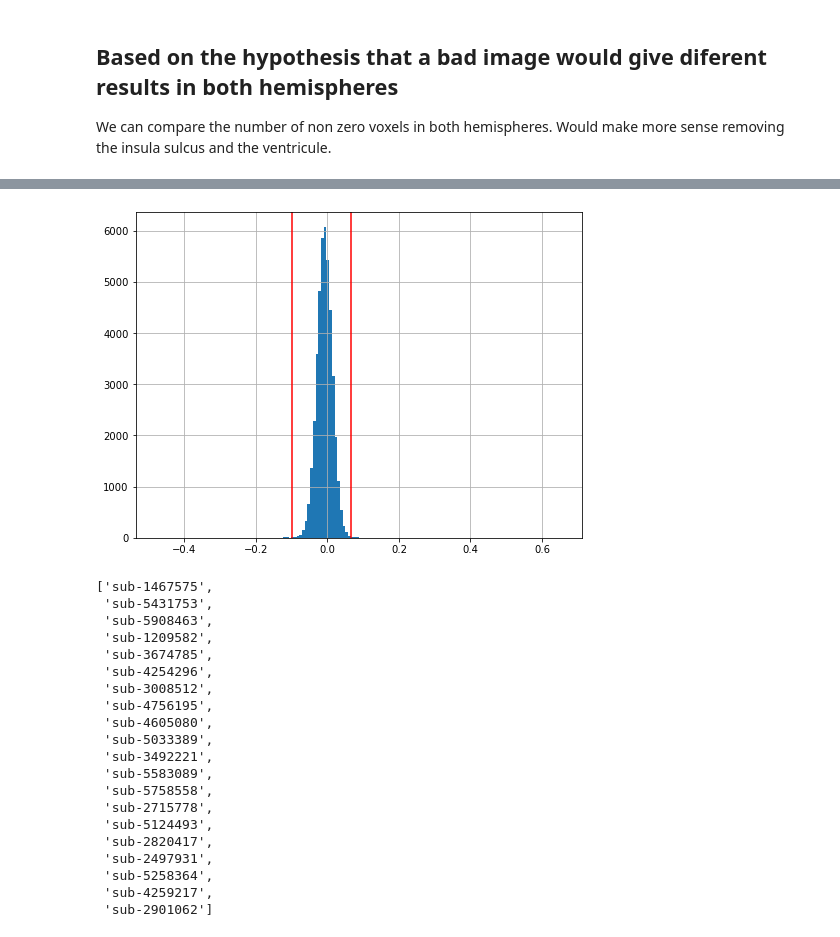
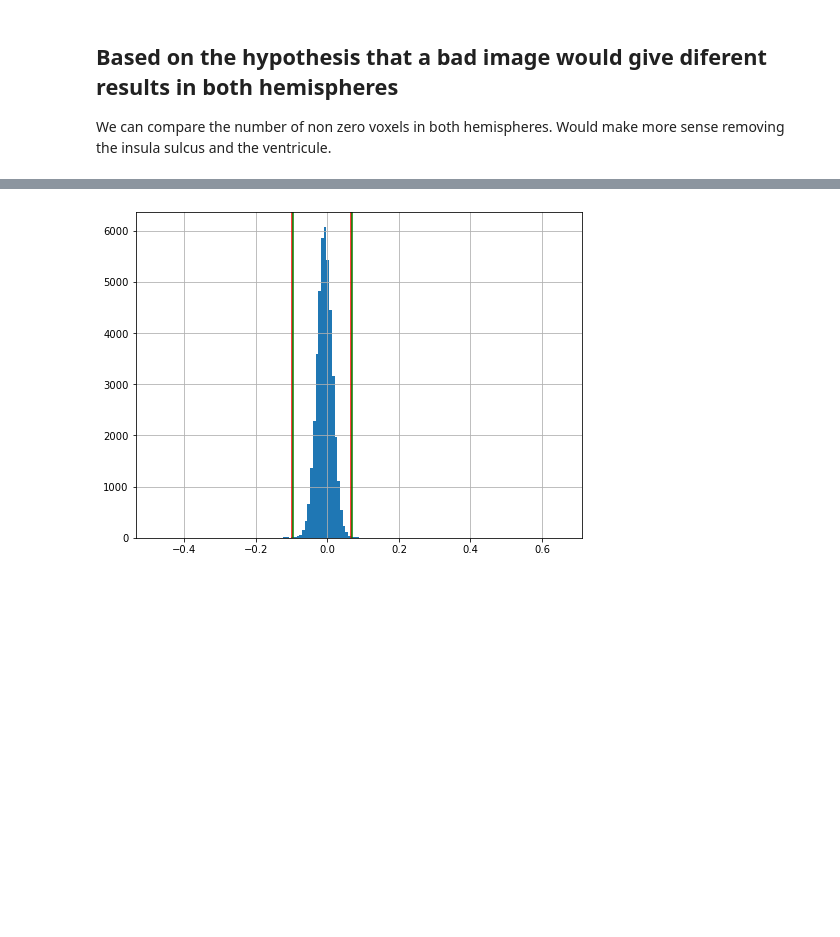
Before and after one commit to neurospin-projects/2024_adufournet_sulcus_genetics, a Jupyter notebook: notebooks/UKB/QC/qc_skeleton.ipynb, the cells around one changed output, grey strips where cells are left out. Cells and saved outputs as stored; diff of their text form; code cells hidden in the pictures; blank space fills up the shorter version.

```diff
--- a/notebooks/UKB/QC/qc_skeleton.ipynb
+++ b/notebooks/UKB/QC/qc_skeleton.ipynb
@@ -223,9 +223,17 @@ df_Lskeleton = pd.read_csv(f'/neurospin/dico/data/deep_folding/current/datasets/
 df_Rskeleton = pd.read_csv(f'/neurospin/dico/data/deep_folding/current/datasets/UkBioBank40/skeletons/R{skeleton_type}_skeleton_size.csv')
 
 merge = pd.merge(df_Lskeleton, df_Rskeleton, on='ID', suffixes=('_L', '_R'))
+merge["log ratio"] = np.log(merge.skeleton_size_L / merge.skeleton_size_R)
+merge = merge.sort_values(by='log ratio')
+percentile99 = np.percentile(merge[['log ratio']], 99)
+percentile1 = np.percentile(merge[['log ratio']], 1)
+ptaft = 1.6 #percentage to apply for threshold
+
 plt.figure(figsize=(10,10))
 plt.scatter(merge["skeleton_size_L"], merge["skeleton_size_R"])
 plt.plot(np.linspace(8000,16000, 2), np.linspace(8000,16000, 2), color='red')
+plt.plot(merge["skeleton_size_R"]*np.exp(ptaft*percentile1), merge["skeleton_size_R"], c='orange')
+plt.plot(merge["skeleton_size_R"]*np.exp(ptaft*percentile99), merge["skeleton_size_R"], c='orange')
 plt.xlabel("Left skeleton size")
 plt.ylabel("Right skeleton size")
 plt.show()
@@ -234,31 +242,10 @@ plt.show()
 # %%
-merge["log ratio"] = np.log(merge.skeleton_size_L / merge.skeleton_size_R)
 plt.figure(figsize=(8,6))
 merge["log ratio"].hist(bins=150)
 plt.axvline(x=-0.097854, color='r', label="threshold")
 plt.axvline(x=0.067197, color='r', label="threshold")
+plt.axvline(x=ptaft*percentile1, color='g', label="threshold")
+plt.axvline(x=ptaft*percentile99, color='g', label="threshold")
 plt.show()
-
-merge.sort_values(by="log ratio")["ID"][-60:-40].to_list()
 # %% [output]
-[figure, old version]
+[figure, new version]
-['sub-1467575',
- 'sub-5431753',
- 'sub-5908463',
- 'sub-1209582',
- 'sub-3674785',
- 'sub-4254296',
- 'sub-3008512',
- 'sub-4756195',
- 'sub-4605080',
- 'sub-5033389',
- 'sub-3492221',
- 'sub-5583089',
- 'sub-5758558',
- 'sub-2715778',
- 'sub-5124493',
- 'sub-2820417',
- 'sub-2497931',
- 'sub-5258364',
- 'sub-4259217',
- 'sub-2901062']
```
Also changed, not shown: parts of 10 cells of this notebook, 3 other files.
